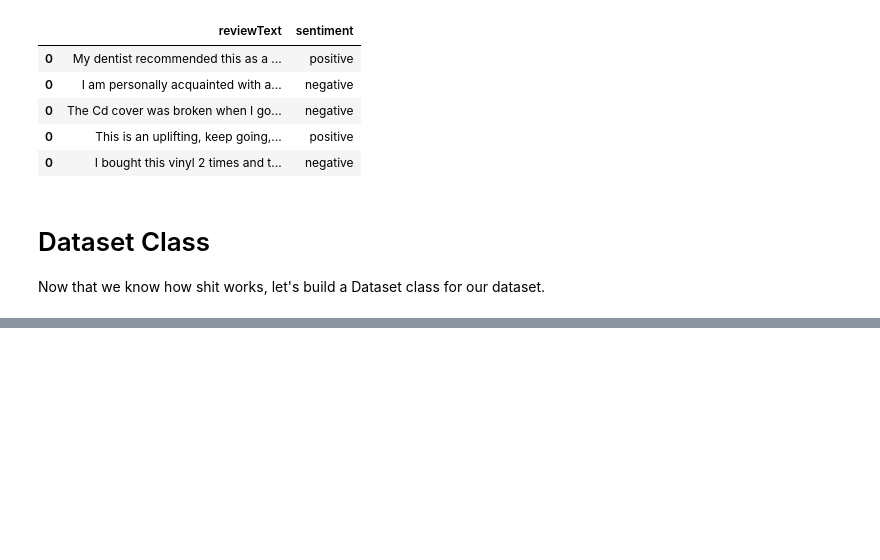
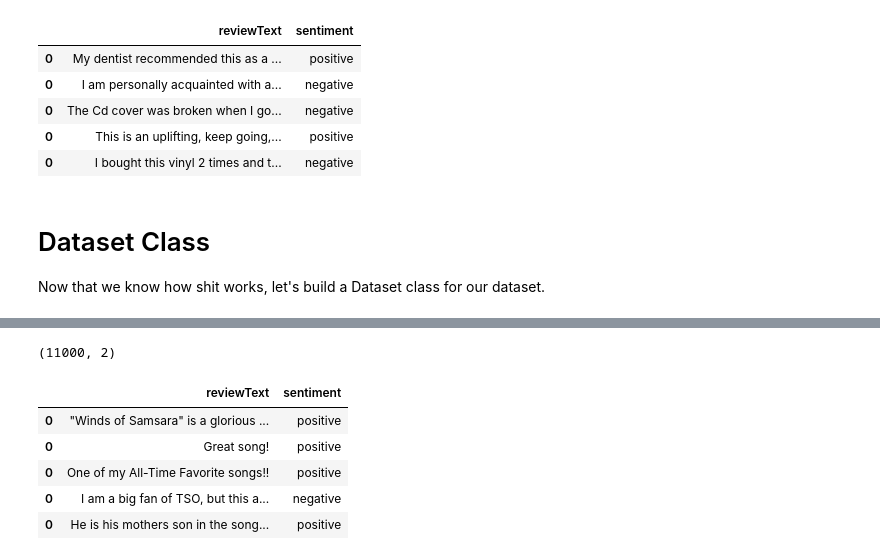
Before and after one commit to hugzito/2nd_year_project_group13, a Jupyter notebook: phase_3/Aids.ipynb, the cells around one changed output, grey strips where cells are left out. Saved outputs shown, nothing was run; the diff lists cells and outputs as text; code cells hidden in the pictures; blank space fills up the shorter version.

```diff
--- a/phase_3/Aids.ipynb
+++ b/phase_3/Aids.ipynb
@@ -227,0 +324,11 @@ class Dataset(torch.utils.data.Dataset):
+# %%
+print(df_val.shape)
+df_val.head()
+# %% [output]
+(11000, 2)
+|  | reviewText | sentiment |
+| 0 | "Winds of Samsara" is a glorious ... | positive |
+| 0 | Great song! | positive |
+| 0 | One of my All-Time Favorite songs!! | positive |
+| 0 | I am a big fan of TSO, but this a... | negative |
+| 0 | He is his mothers son in the song... | positive |
```
Also changed, not shown: parts of 11 cells of this notebook.
